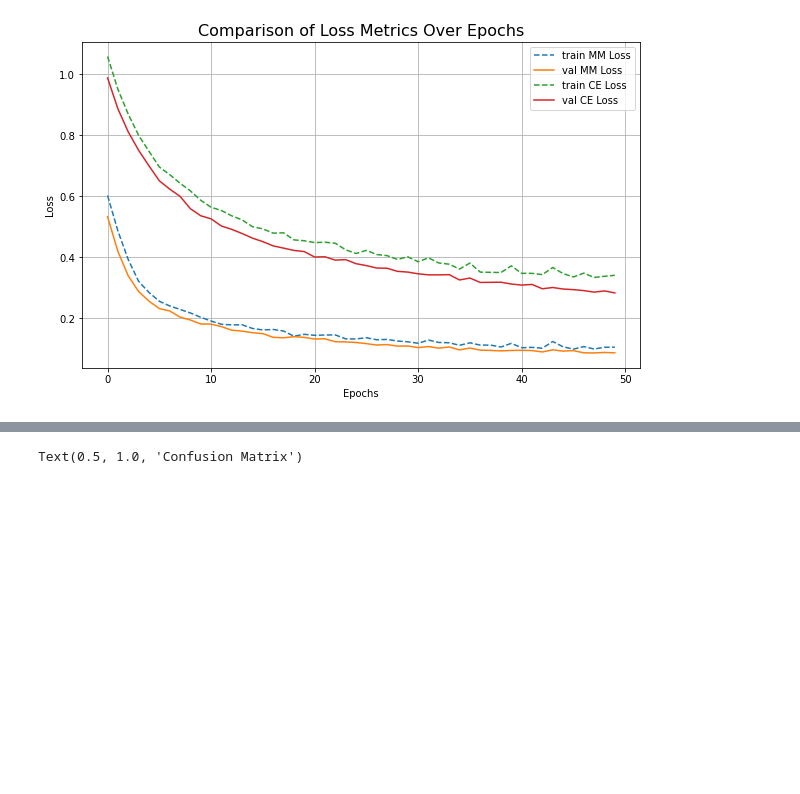
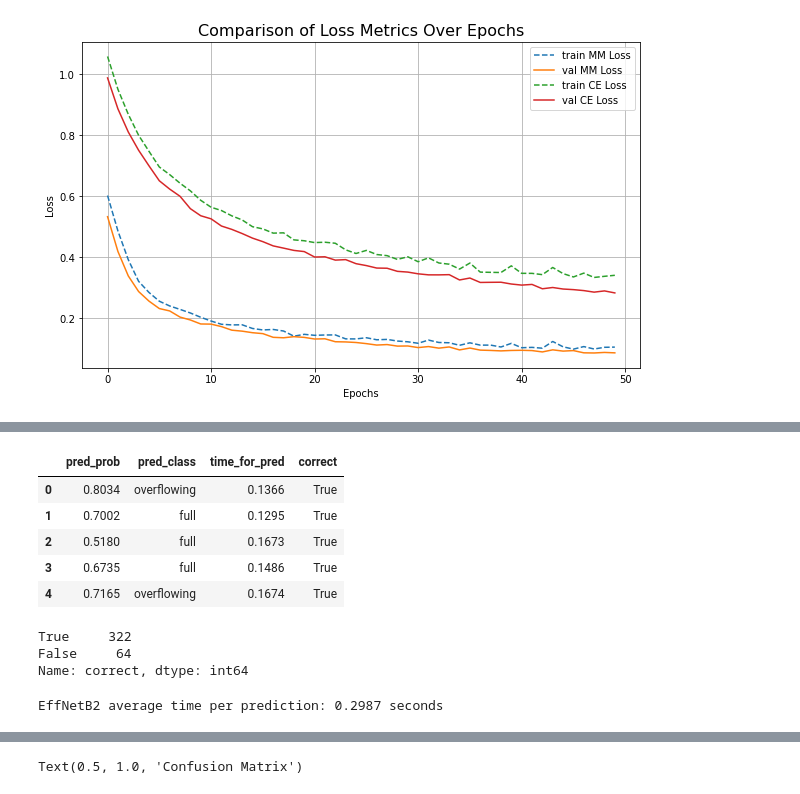
Before and after one commit to emirhansilsupur/water-bottle-image-classification, a Jupyter notebook: water_bottle_clf.ipynb, the cells around one changed output, grey strips where cells are left out. Saved outputs shown, nothing was run; the diff lists cells and outputs as text; code cells hidden in the pictures; blank space fills up the shorter version.

Commit message:
add pred_and_store function

```diff
--- a/water_bottle_clf.ipynb
+++ b/water_bottle_clf.ipynb
@@ -392,0 +487,21 @@ plot_curves(results_mm, results_ce)
+# %%
+effnetB0_test_pred_df = pd.DataFrame(effnetb2_test_pred_dicts)
+effnetB0_test_pred_df.head()
+# %% [output]
+|  | pred_prob | pred_class | time_for_pred | correct |
+| 0 | 0.8034 | overflowing | 0.1366 | True |
+| 1 | 0.7002 | full | 0.1295 | True |
+| 2 | 0.5180 | full | 0.1673 | True |
+| 3 | 0.6735 | full | 0.1486 | True |
+| 4 | 0.7165 | overflowing | 0.1674 | True |
+# %%
+effnetB0_test_pred_df.correct.value_counts()
+# %% [output]
+True     322
+False     64
+Name: correct, dtype: int64
+# %%
+effnetb0_average_time_per_pred = round(effnetB0_test_pred_df.time_for_pred.mean(), 4)
+print(f"EffNetB0 average time per prediction: {effnetb0_average_time_per_pred} seconds")
+# %% [output]
+EffNetB2 average time per prediction: 0.2987 seconds
```
Also changed, not shown: parts of 19 cells of this notebook.
